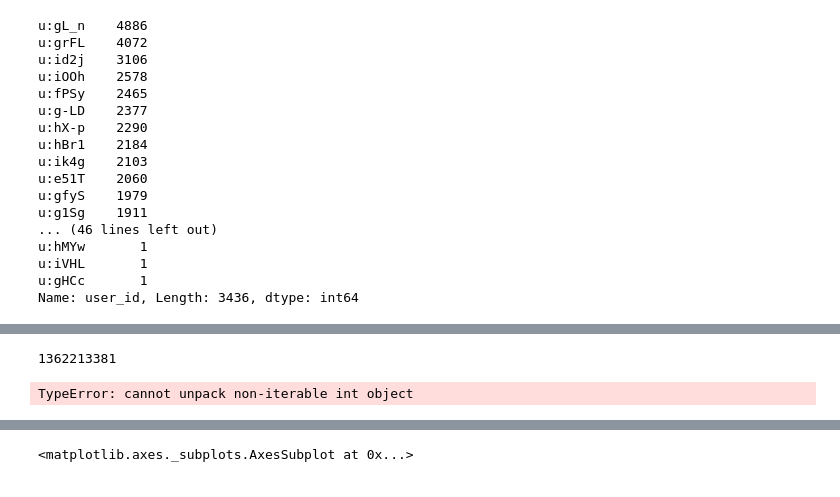
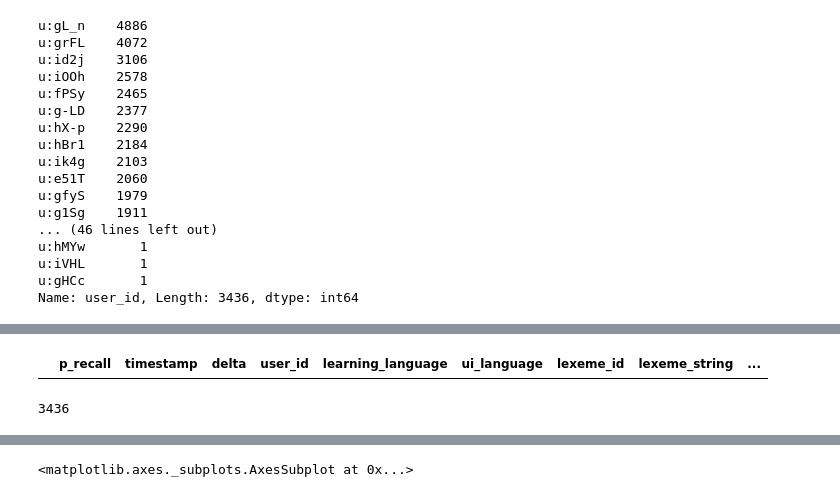
Before and after one commit to k-christensen/duo_proj, a Jupyter notebook: preprocessing.ipynb, the cells around one changed output, grey strips where cells are left out. Cells and saved outputs as stored; diff of their text form; code cells hidden in the pictures.

```diff
--- a/preprocessing.ipynb
+++ b/preprocessing.ipynb
@@ -407,21 +407,12 @@ have_one_user.head()
 | 694354 | 1.0 | 1362136735 | 1478 | u:gL_n | en | it | 6d4c572af8022cb4784ce0f8898d1905 | to/to<pr> | ... |
 | 694860 | 0.0 | 1362136807 | 72 | u:gL_n | en | it | 6d4c572af8022cb4784ce0f8898d1905 | to/to<pr> | ... |
 | 697212 | 0.5 | 1362137059 | 253 | u:gL_n | en | it | 6d4c572af8022cb4784ce0f8898d1905 | to/to<pr> | ... |
+# %%
+it_learn_eng.loc[it_learn_eng.timestamp == 1362134933]
+# %% [output]
+|  | p_recall | timestamp | delta | user_id | learning_language | ui_language | lexeme_id | lexeme_string | ... |
 # %%
 users = list(set(it_learn_eng.user_id))
+len(users)
+# %% [output]
+3436
-# %%
-list(set(it_learn_eng.loc[it_learn_eng.user_id == 'u:gL_n'].timestamp))[0]
-# %% [output]
-1362213381
-# %%
-for user in users:
-    session_list = list(set(it_learn_eng.loc[it_learn_eng.user_id == user].timestamp))
-    num_list = list(range(0,len(session_list)))
-    num_sess = dict(zip(num_list,session_list))
-#     for k,v in num_sess:
-#         if it_learn_eng.loc[it_learn_eng.user_id == user].timestamp == v:
-#             df['session_number'] == k
-
-nu
-# %% [output]
-TypeError: cannot unpack non-iterable int object
```
Also changed, not shown: parts of 5 cells of this notebook.
